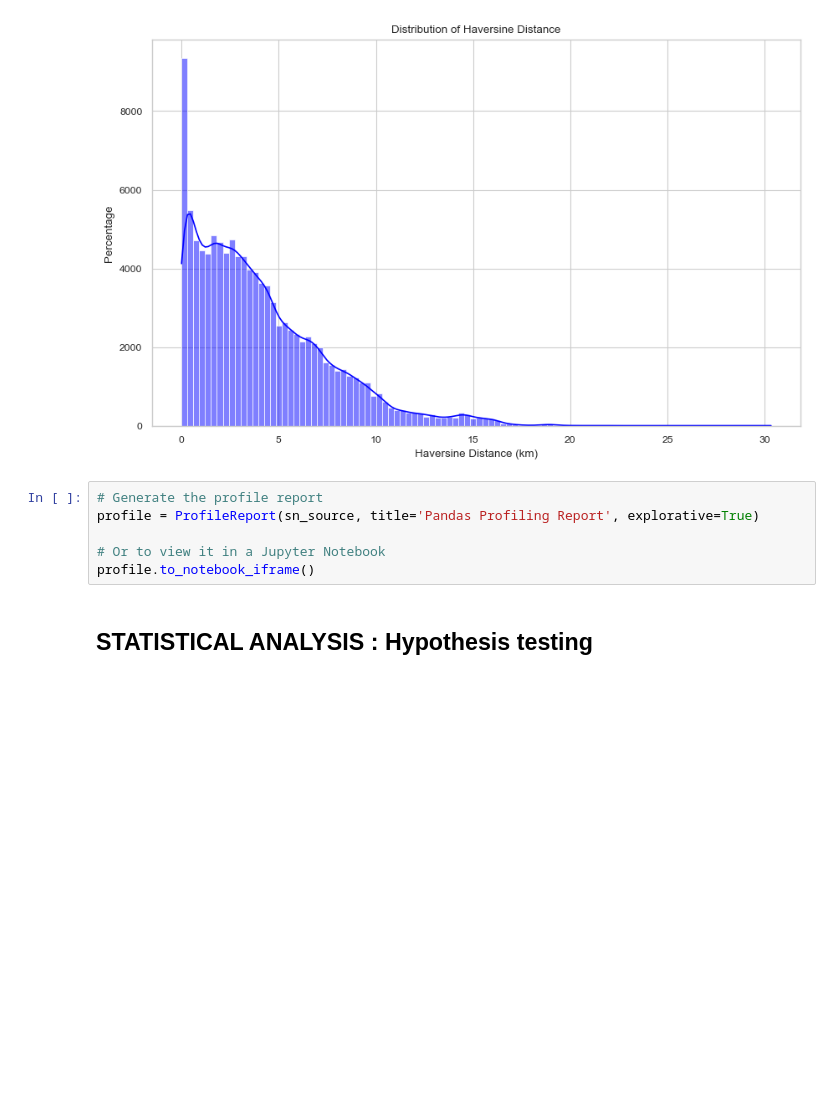
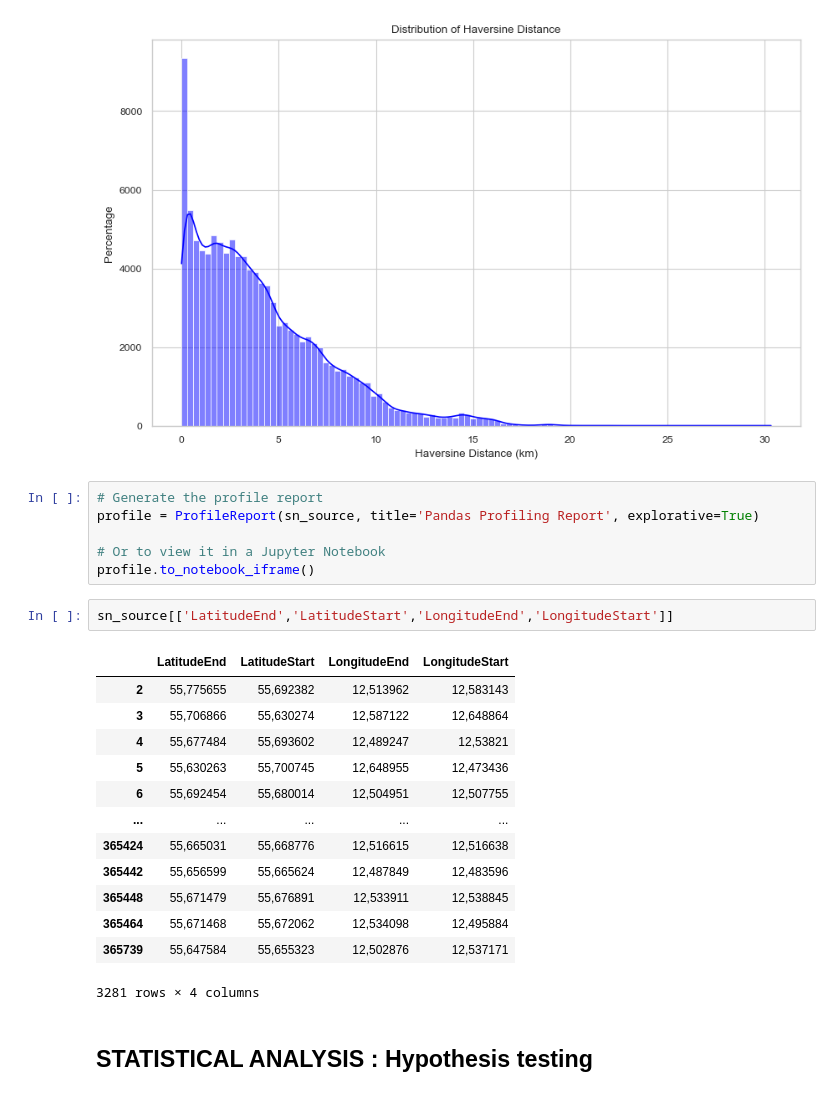
Before and after one commit to mihainipomici/multimodal_public_transport_copenhagen, a Jupyter notebook: notebooks/accesibility.ipynb, the cells around one changed output. Drawn from its saved outputs; the diff is of its cells as text; blank space fills up the shorter version.

```diff
--- a/notebooks/accesibility.ipynb
+++ b/notebooks/accesibility.ipynb
@@ -186,5 +204,21 @@ profile = ProfileReport(sn_source, title='Pandas Profiling Report', explorative=
 
 # Or to view it in a Jupyter Notebook
 profile.to_notebook_iframe()
+# %%
+sn_source[['LatitudeEnd','LatitudeStart','LongitudeEnd','LongitudeStart']]
+# %% [output]
+|  | LatitudeEnd | LatitudeStart | LongitudeEnd | LongitudeStart |
+| 2 | 55,775655 | 55,692382 | 12,513962 | 12,583143 |
+| 3 | 55,706866 | 55,630274 | 12,587122 | 12,648864 |
+| 4 | 55,677484 | 55,693602 | 12,489247 | 12,53821 |
+| 5 | 55,630263 | 55,700745 | 12,648955 | 12,473436 |
+| 6 | 55,692454 | 55,680014 | 12,504951 | 12,507755 |
+| ... | ... | ... | ... | ... |
+| 365424 | 55,665031 | 55,668776 | 12,516615 | 12,516638 |
+| 365442 | 55,656599 | 55,665624 | 12,487849 | 12,483596 |
+| 365448 | 55,671479 | 55,676891 | 12,533911 | 12,538845 |
+| 365464 | 55,671468 | 55,672062 | 12,534098 | 12,495884 |
+| 365739 | 55,647584 | 55,655323 | 12,502876 | 12,537171 |
+3281 rows × 4 columns
 # %% [markdown]
 ## STATISTICAL ANALYSIS : Hypothesis testing
```
Also changed, not shown: parts of 6 cells of this notebook.
